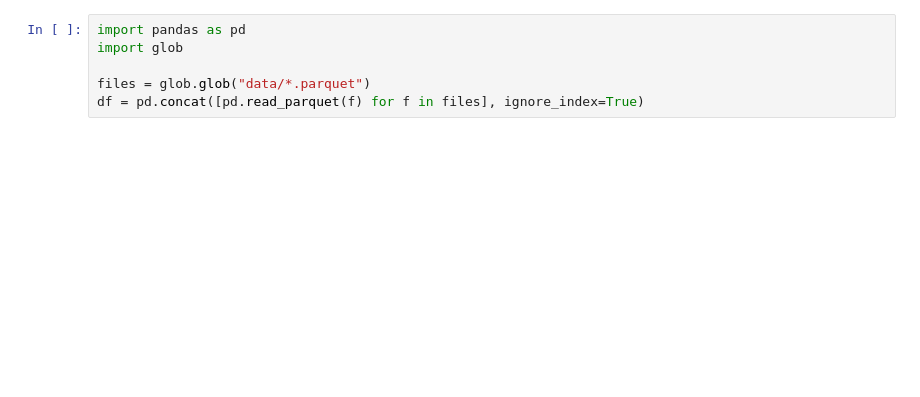
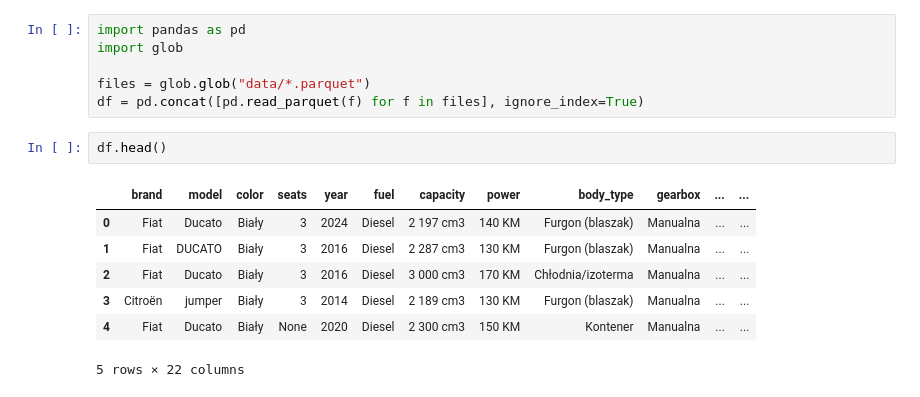
Before and after one commit to Advanced-Data-Mining/Otomoto_data_mining, a Jupyter notebook: analysis.ipynb, the cells around one changed output. Drawn from its saved outputs; the diff is of its cells as text; blank space fills up the shorter version.

```diff
--- a/analysis.ipynb
+++ b/analysis.ipynb
@@ -4,3 +4,13 @@ import glob
 
 files = glob.glob("data/*.parquet")
 df = pd.concat([pd.read_parquet(f) for f in files], ignore_index=True)
+# %%
+df.head()
+# %% [output]
+|  | brand | model | color | seats | year | fuel | capacity | power | body_type | gearbox | ... | ... |
+| 0 | Fiat | Ducato | Biały | 3 | 2024 | Diesel | 2 197 cm3 | 140 KM | Furgon (blaszak) | Manualna | ... | ... |
+| 1 | Fiat | DUCATO | Biały | 3 | 2016 | Diesel | 2 287 cm3 | 130 KM | Furgon (blaszak) | Manualna | ... | ... |
+| 2 | Fiat | Ducato | Biały | 3 | 2016 | Diesel | 3 000 cm3 | 170 KM | Chłodnia/izoterma | Manualna | ... | ... |
+| 3 | Citroën | jumper | Biały | 3 | 2014 | Diesel | 2 189 cm3 | 130 KM | Furgon (blaszak) | Manualna | ... | ... |
+| 4 | Fiat | Ducato | Biały | None | 2020 | Diesel | 2 300 cm3 | 150 KM | Kontener | Manualna | ... | ... |
+5 rows × 22 columns
```
Also changed, not shown: parts of 11 cells of this notebook, 1 other file.
